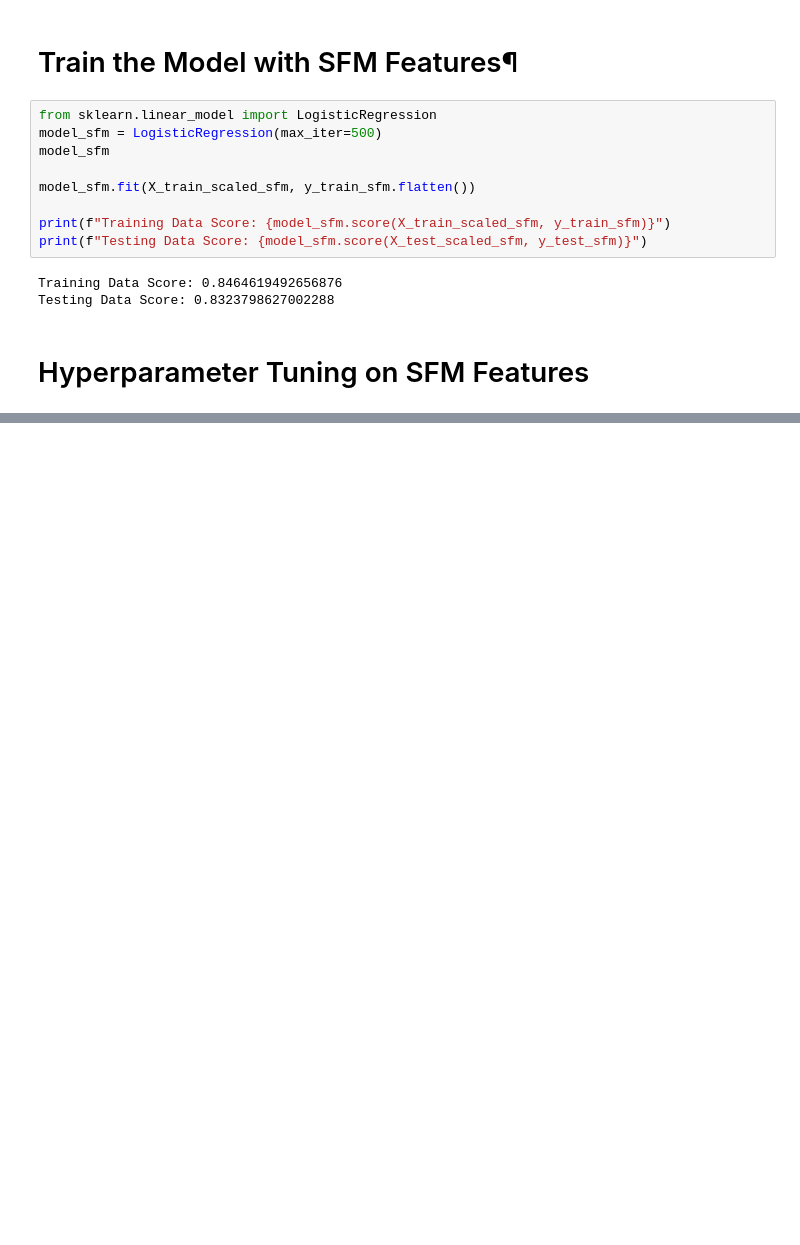
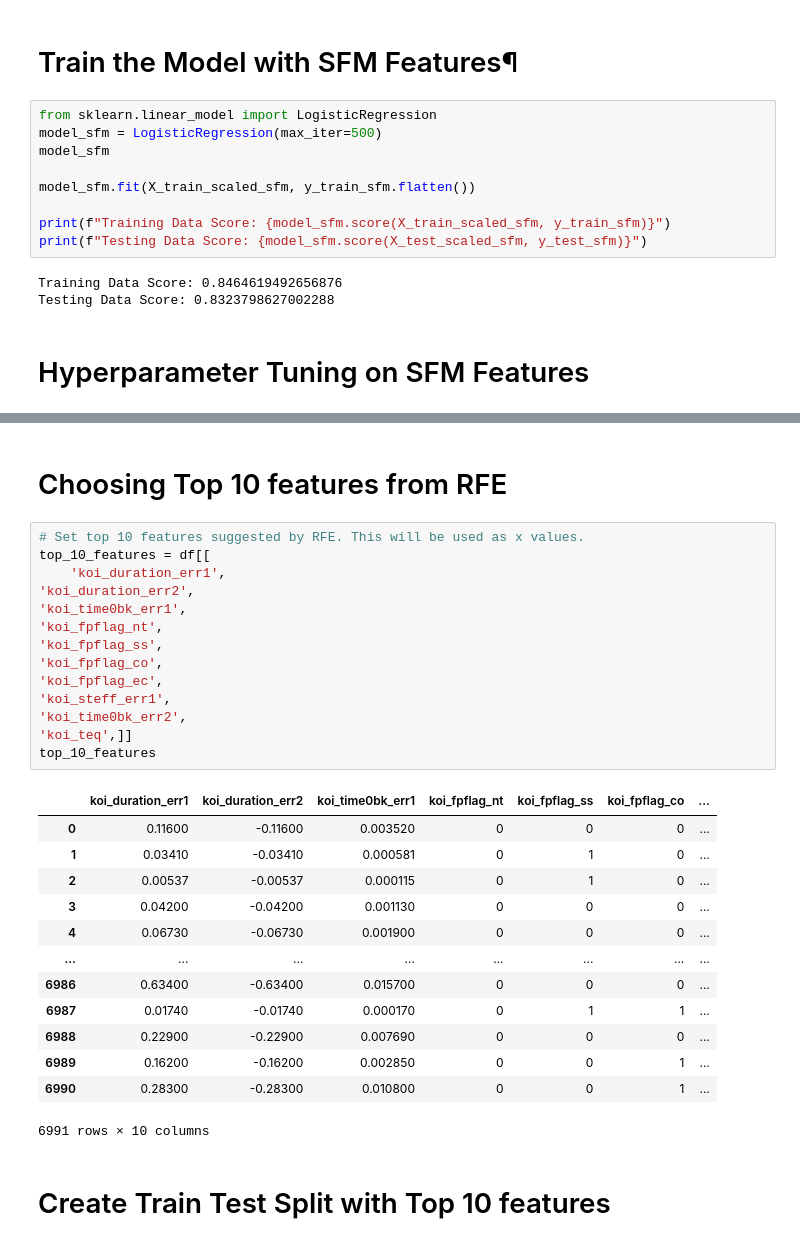
Before and after one commit to Prarthna-design/Machine-Learning, a Jupyter notebook: LogisticRegression-Model1.ipynb, the cells around one changed output, grey strips where cells are left out. Drawn from its saved outputs; the diff is of its cells as text; blank space fills up the shorter version.

Commit message:
Choosing Top 10 features from RFE

```diff
--- a/LogisticRegression-Model1.ipynb
+++ b/LogisticRegression-Model1.ipynb
@@ -446,0 +600,32 @@ Testing Data Score: 0.8323798627002288
+# %% [markdown]
+# Choosing Top 10 features from RFE
+# %%
+# Set top 10 features suggested by RFE. This will be used as x values.
+top_10_features = df[[
+    'koi_duration_err1',
+'koi_duration_err2',
+'koi_time0bk_err1',
+'koi_fpflag_nt',
+'koi_fpflag_ss',
+'koi_fpflag_co',
+'koi_fpflag_ec',
+'koi_steff_err1',
+'koi_time0bk_err2',
+'koi_teq',]]
+top_10_features
+# %% [output]
+|  | koi_duration_err1 | koi_duration_err2 | koi_time0bk_err1 | koi_fpflag_nt | koi_fpflag_ss | koi_fpflag_co | ... |
+| 0 | 0.11600 | -0.11600 | 0.003520 | 0 | 0 | 0 | ... |
+| 1 | 0.03410 | -0.03410 | 0.000581 | 0 | 1 | 0 | ... |
+| 2 | 0.00537 | -0.00537 | 0.000115 | 0 | 1 | 0 | ... |
+| 3 | 0.04200 | -0.04200 | 0.001130 | 0 | 0 | 0 | ... |
+| 4 | 0.06730 | -0.06730 | 0.001900 | 0 | 0 | 0 | ... |
+| ... | ... | ... | ... | ... | ... | ... | ... |
+| 6986 | 0.63400 | -0.63400 | 0.015700 | 0 | 0 | 0 | ... |
+| 6987 | 0.01740 | -0.01740 | 0.000170 | 0 | 1 | 1 | ... |
+| 6988 | 0.22900 | -0.22900 | 0.007690 | 0 | 0 | 0 | ... |
+| 6989 | 0.16200 | -0.16200 | 0.002850 | 0 | 0 | 1 | ... |
+| 6990 | 0.28300 | -0.28300 | 0.010800 | 0 | 0 | 1 | ... |
+6991 rows × 10 columns
+# %% [markdown]
+# Create Train Test Split with Top 10 features
```
Also changed, not shown: parts of 34 cells of this notebook.
